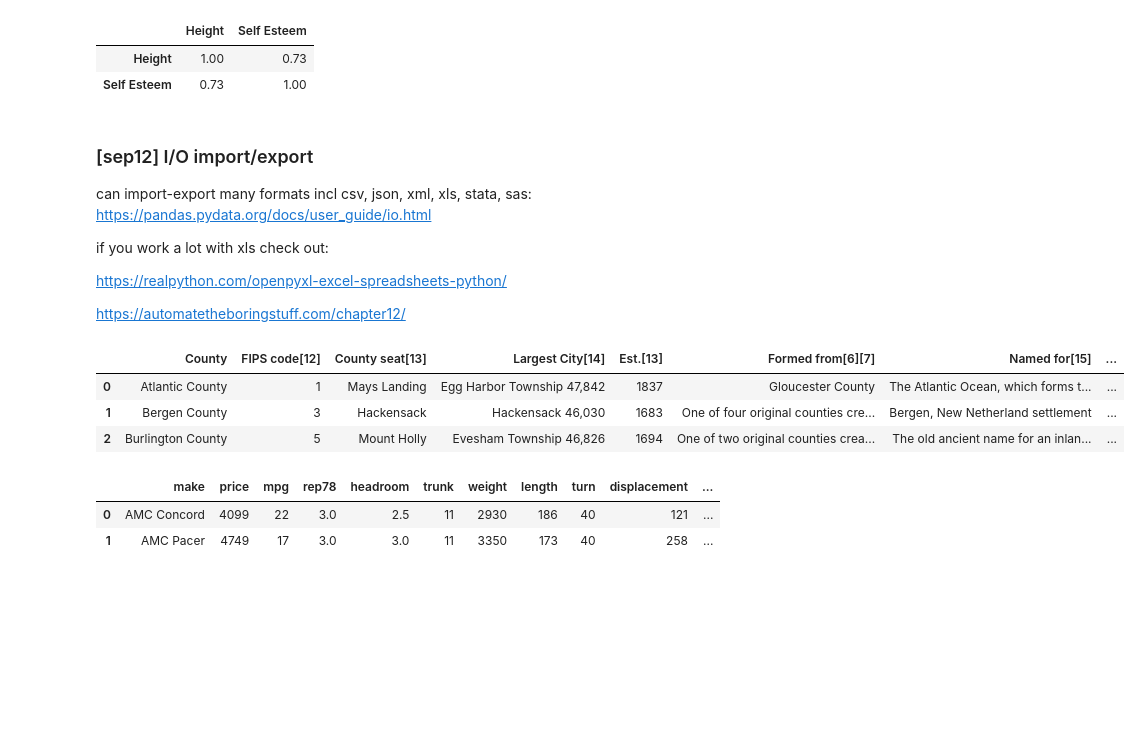
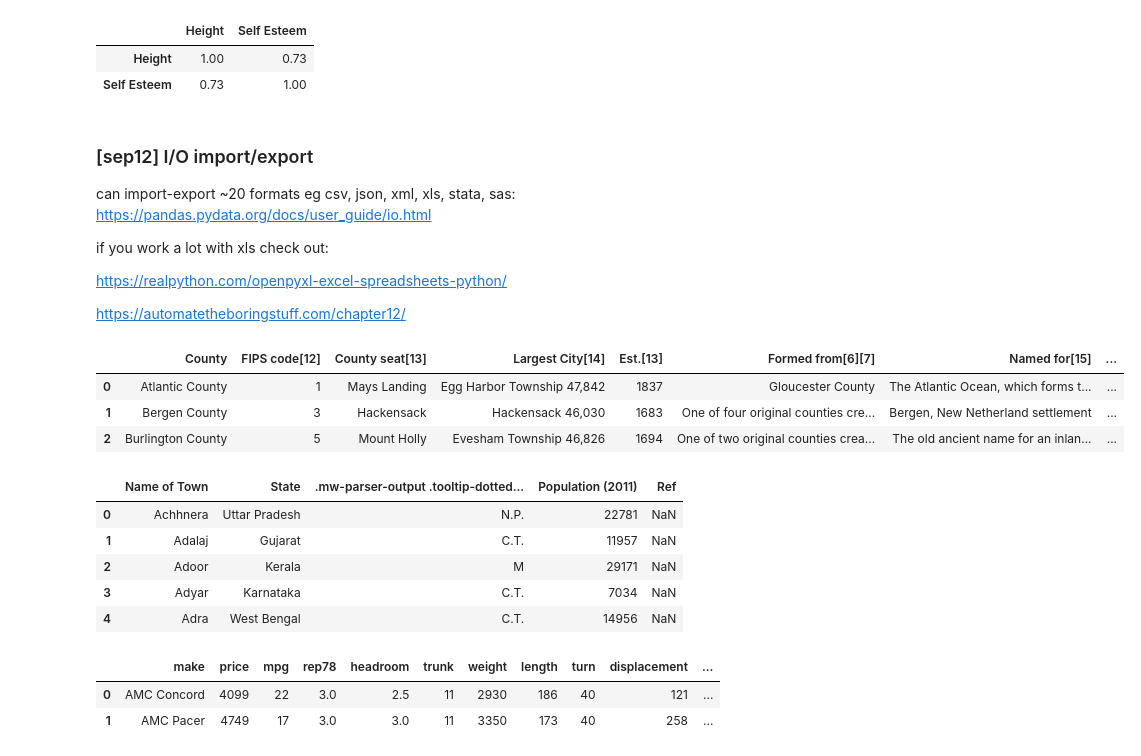
Before and after one commit to theaok/datManPy, a Jupyter notebook: pandas.ipynb, the cells around one changed output. Cells and saved outputs as stored; diff of their text form; code cells hidden in the pictures; blank space fills up the shorter version.

```diff
--- a/pandas.ipynb
+++ b/pandas.ipynb
@@ -258,7 +258,7 @@ dat[['Height','Self Esteem']].corr().round(2)
 | Self Esteem | 0.73 | 1.00 |
 # %% [markdown]
 ### [sep12] I/O import/export
-can import-export many formats incl csv, json, xml, xls, stata, sas:
+can import-export ~20 formats eg csv, json, xml, xls, stata, sas:
 https://pandas.pydata.org/docs/user_guide/io.html
 
 if you work a lot with xls check out:
@@ -266,19 +266,27 @@ if you work a lot with xls check out:
 https://realpython.com/openpyxl-excel-spreadsheets-python/
 
 https://automatetheboringstuff.com/chapter12/
+# %%
+#lets start with html, and especially handy wikipedia
+#for match use header of col; ideally unique; case may matter
+pd.read_html('https://en.wikipedia.org/wiki/List_of_counties_in_New_Jersey',match='Density',flavor=None)[0].head(3)
+# %% [output]
+|  | County | FIPS code[12] | County seat[13] | Largest City[14] | Est.[13] | Formed from[6][7] | Named for[15] | ... |
+| 0 | Atlantic County | 1 | Mays Landing | Egg Harbor Township 47,842 | 1837 | Gloucester County | The Atlantic Ocean, which forms t... | ... |
+| 1 | Bergen County | 3 | Hackensack | Hackensack 46,030 | 1683 | One of four original counties cre... | Bergen, New Netherland settlement | ... |
+| 2 | Burlington County | 5 | Mount Holly | Evesham Township 46,826 | 1694 | One of two original counties crea... | The old ancient name for an inlan... | ... |
 # %%
-#lets start with html, and especially handy wikipedia
-#for match use header of col; ideally unique; case may matter
-pd.read_html('https://en.wikipedia.org/wiki/List_of_counties_in_New_Jersey',match='Density',flavor=None)[0].head(3)
+pd.read_html('https://en.wikipedia.org/wiki/List_of_towns_in_India_by_population',match="Name of Town")[0].head(5)
 #pd.read_html("https://en.wikipedia.org/wiki/Premier_League", match = "Position")[0].head(3)
-#pd.read_html('https://en.wikipedia.org/wiki/List_of_towns_in_India_by_population',match="Name of Town")[0].head(5)
 #https://towardsdatascience.com/how-to-use-wikipedia-as-a-data-source-3dfea29e6539
 #https://towardsdatascience.com/2-easy-ways-to-get-tables-from-a-website-with-pandas-b92fc835e741 some more ideas
 # %% [output]
-|  | County | FIPS code[12] | County seat[13] | Largest City[14] | Est.[13] | Formed from[6][7] | Named for[15] | ... |
-| 0 | Atlantic County | 1 | Mays Landing | Egg Harbor Township 47,842 | 1837 | Gloucester County | The Atlantic Ocean, which forms t... | ... |
-| 1 | Bergen County | 3 | Hackensack | Hackensack 46,030 | 1683 | One of four original counties cre... | Bergen, New Netherland settlement | ... |
-| 2 | Burlington County | 5 | Mount Holly | Evesham Township 46,826 | 1694 | One of two original counties crea... | The old ancient name for an inlan... | ... |
+|  | Name of Town | State | .mw-parser-output .tooltip-dotted... | Population (2011) | Ref |
+| 0 | Achhnera | Uttar Pradesh | N.P. | 22781 | NaN |
+| 1 | Adalaj | Gujarat | C.T. | 11957 | NaN |
+| 2 | Adoor | Kerala | M | 29171 | NaN |
+| 3 | Adyar | Karnataka | C.T. | 7034 | NaN |
+| 4 | Adra | West Bengal | C.T. | 14956 | NaN |
 # %%
 !wget -q -O auto.dta https://docs.google.com/uc?id=1YpkQ-RgAQfB_4olxtbfRWnVmKwkXml5N&export=download
 auto=pd.read_stata('auto.dta') #load stata data
```
Also changed, not shown: parts of 10 cells of this notebook.
